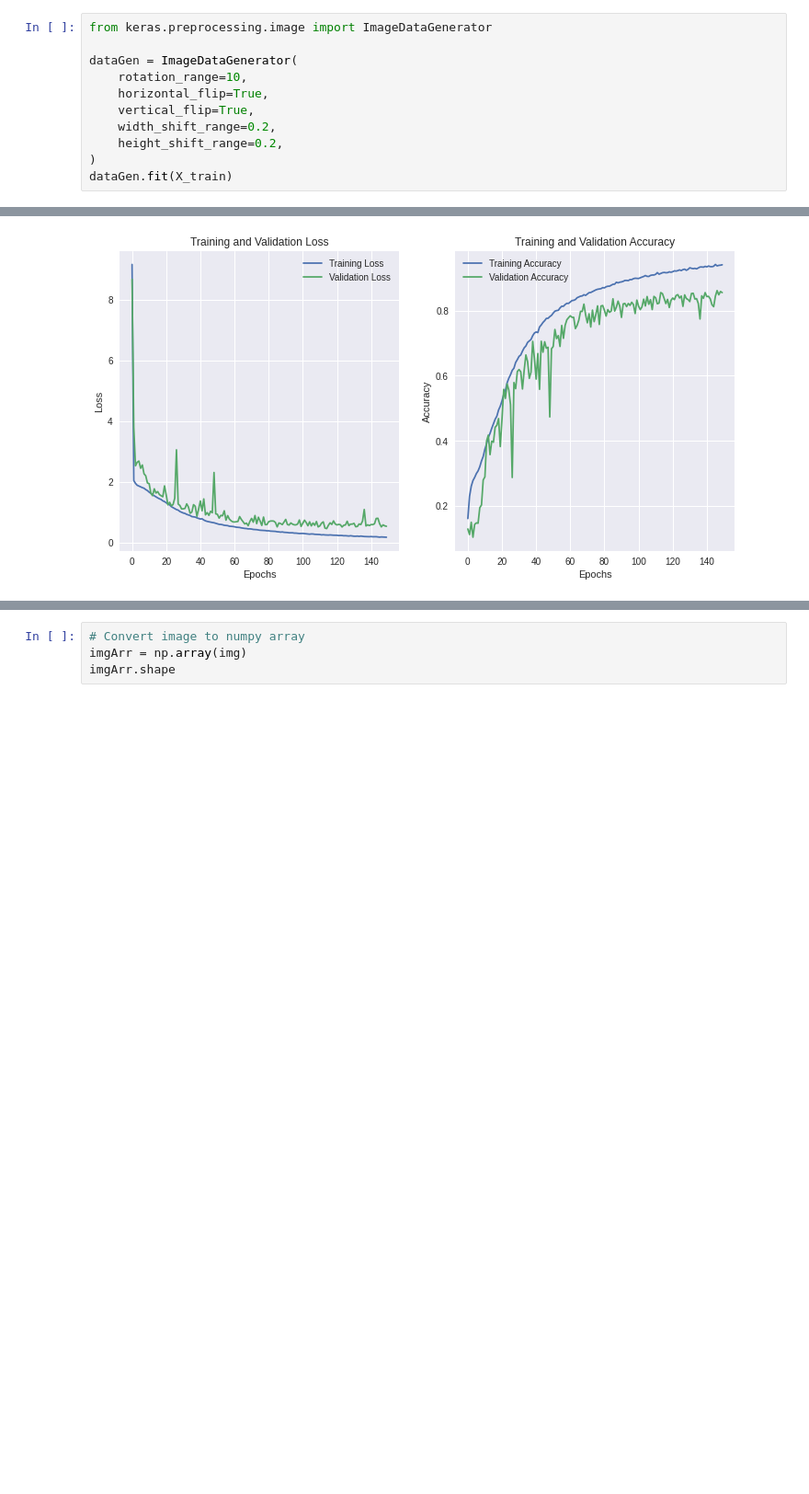
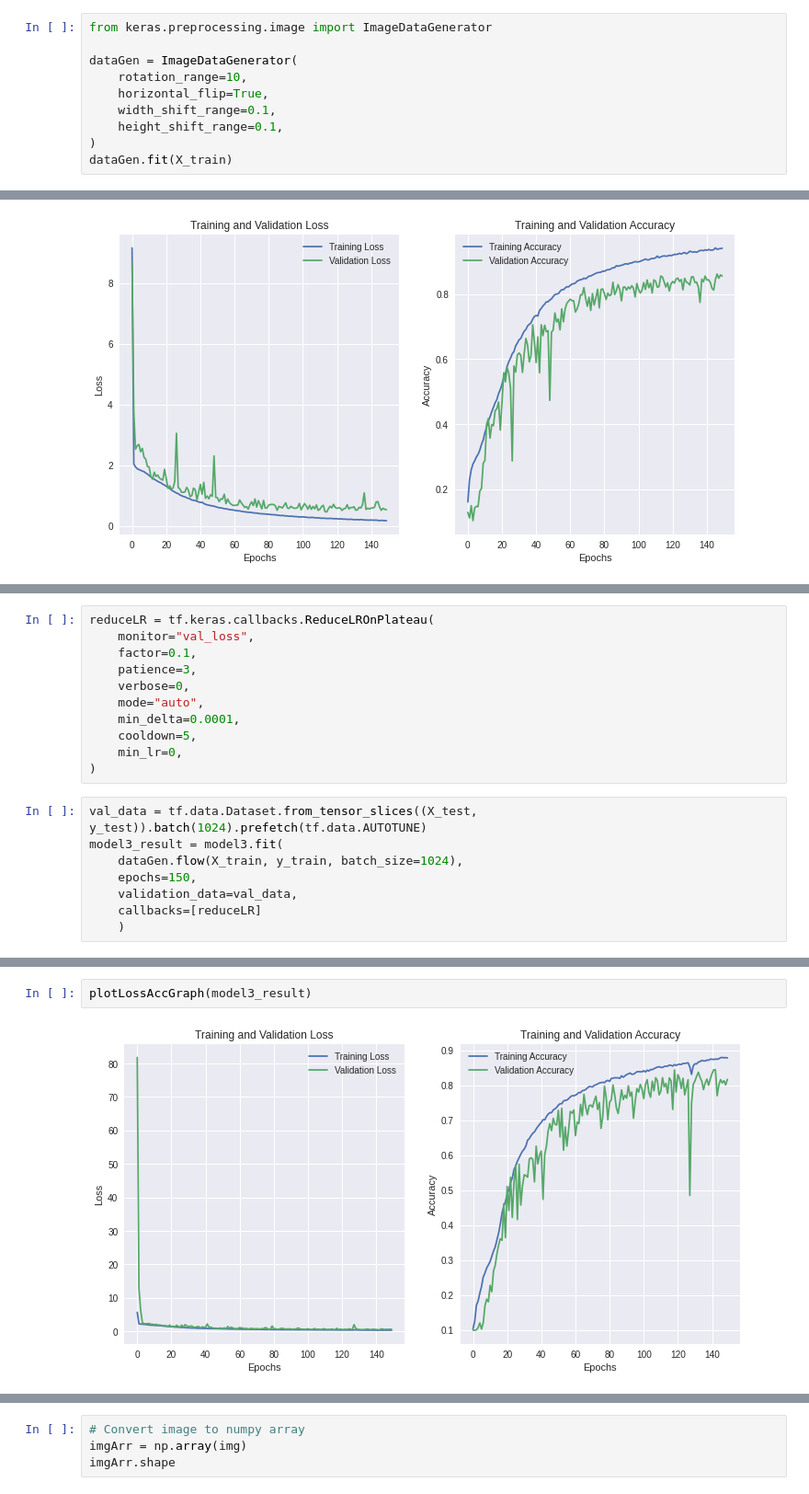
Before and after one commit to AngKS/Deep-Learning-CA1, a Jupyter notebook: cifar10.ipynb, the cells around one changed output, grey strips where cells are left out. Shown: that part at 92% size. Drawn from its saved outputs; the diff is of its cells as text; blank space fills up the shorter version.

Commit message:
Completed Best Model

```diff
--- a/cifar10.ipynb
+++ b/cifar10.ipynb
@@ -131,8 +104,7 @@ from keras.preprocessing.image import ImageDataGenerator
 dataGen = ImageDataGenerator(
     rotation_range=10,
     horizontal_flip=True,
-    vertical_flip=True,
-    width_shift_range=0.2,
-    height_shift_range=0.2,
+    width_shift_range=0.1,
+    height_shift_range=0.1,
 )
 dataGen.fit(X_train)
@@ -473,0 +420,19 @@ _________________________________________________________________
+# %%
+reduceLR = tf.keras.callbacks.ReduceLROnPlateau(
+    monitor="val_loss",
+    factor=0.1,
+    patience=3,
+    verbose=0,
+    mode="auto",
+    min_delta=0.0001,
+    cooldown=5,
+    min_lr=0,
+)
+# %%
+val_data = tf.data.Dataset.from_tensor_slices((X_test, y_test)).batch(1024).prefetch(tf.data.AUTOTUNE)
+model3_result = model3.fit(
+    dataGen.flow(X_train, y_train, batch_size=1024),
+    epochs=150,
+    validation_data=val_data,
+    callbacks=[reduceLR]
+    )
@@ -473,0 +458,4 @@ _________________________________________________________________
+# %%
+plotLossAccGraph(model3_result)
+# %% [output]
+[figure, added]
```
Also changed, not shown: parts of 16 cells of this notebook.
